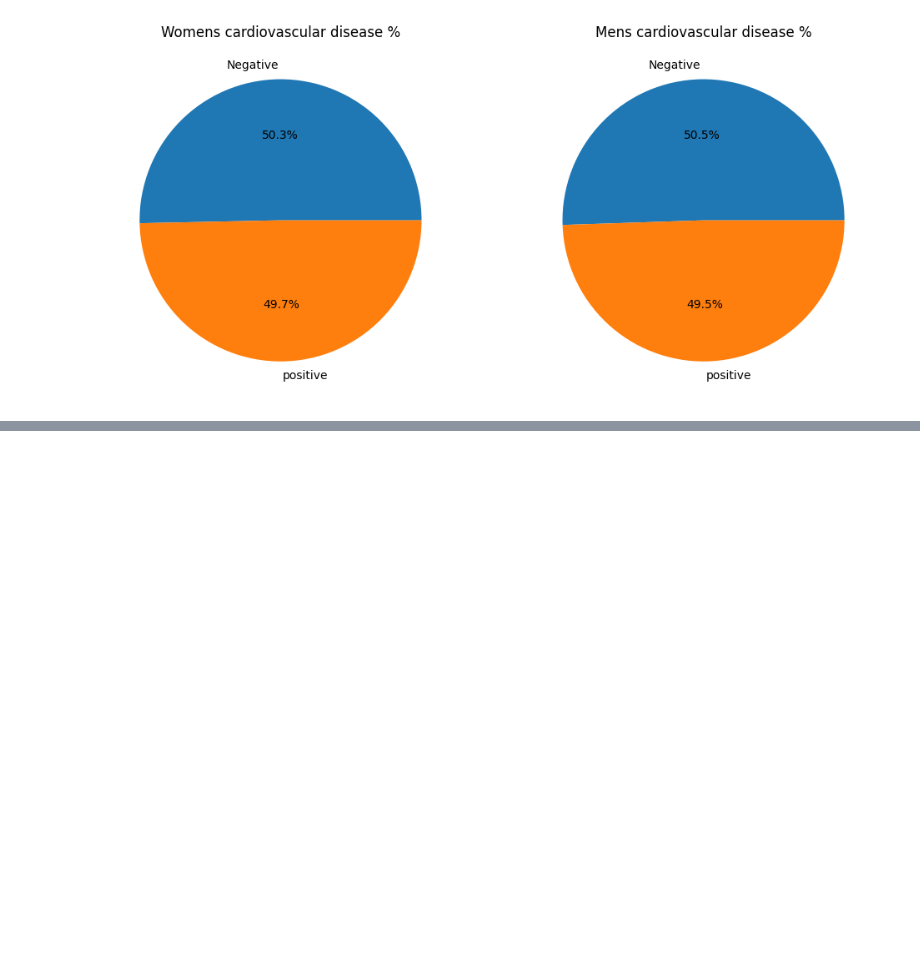
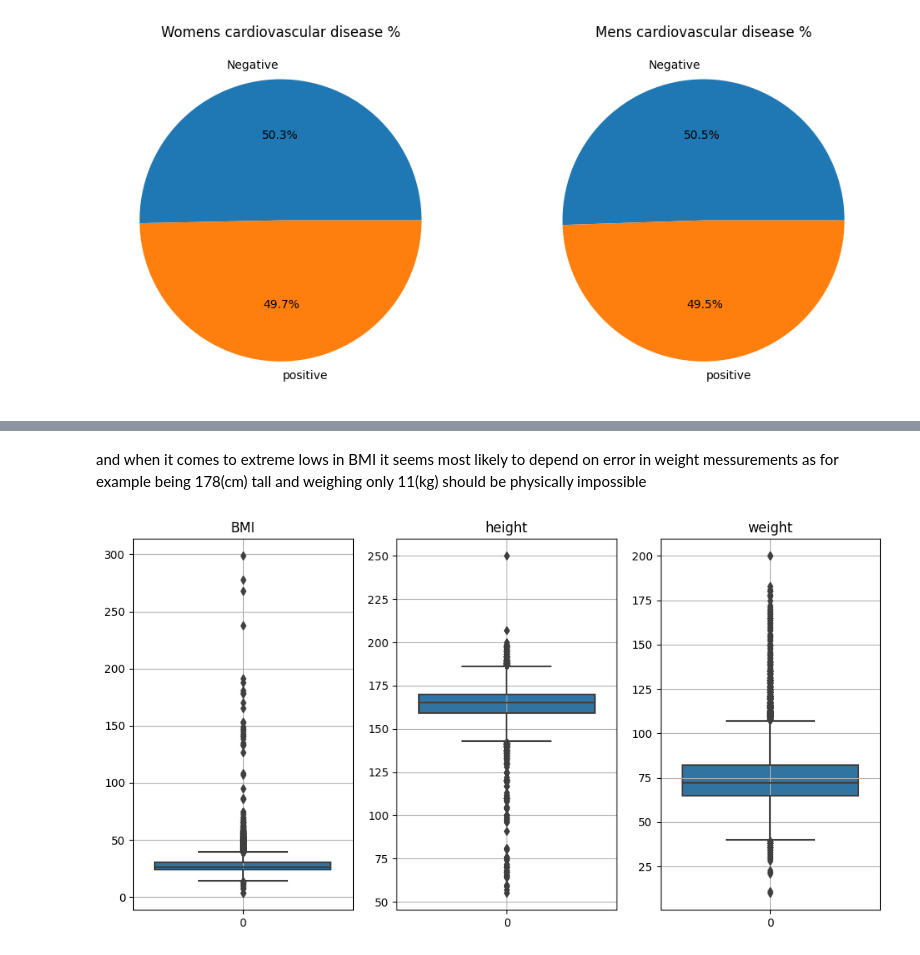
Before and after one commit to Razjoh/Machine-learning-Rasmus-Johansson, a Jupyter notebook: Labb/EDA_disease.ipynb, the cells around one changed output, grey strips where cells are left out. Saved outputs shown, nothing was run; the diff lists cells and outputs as text; code cells hidden in the pictures; blank space fills up the shorter version.

Commit message:
BMI outliers

```diff
--- a/Labb/EDA_disease.ipynb
+++ b/Labb/EDA_disease.ipynb
@@ -186,0 +210,4 @@ ax2.set(title="Mens cardiovascular disease %")
+# %%
+# makes BMI column by converting height from cm to m and then using formula kg/m^2
+df["BMI"] = df["weight"]/((df["height"]/100)**2)
+df["BMI"]
@@ -186,0 +283,13 @@ ax2.set(title="Mens cardiovascular disease %")
+# %% [markdown]
+and when it comes to extreme lows in BMI it seems most likely to depend on error in weight messurements as for example being 178(cm) tall and weighing only 11(kg) should be physically impossible
+# %%
+# boxplots to show outliers in BMI, height and weight
+fig, axes = plt.subplots(1,3, figsize=(12,6))
+
+title = ["BMI", "height", "weight"]
+
+for i, ax in enumerate(axes):
+    sns.boxplot(df[title[i]], ax=ax).set(title=title[i])
+    ax.grid()
+# %% [output]
+[figure, added]
```
Also changed, not shown: parts of 16 cells of this notebook.
